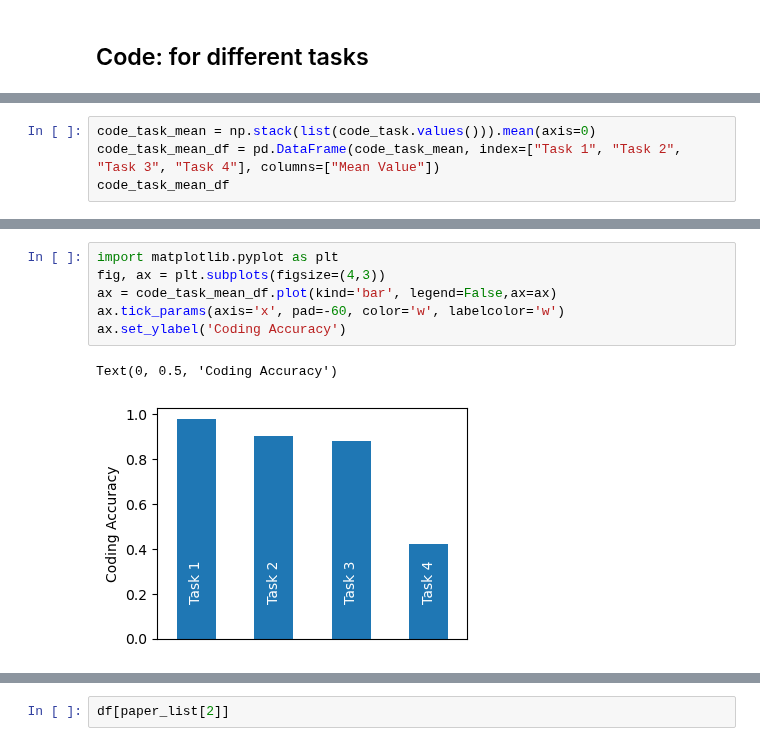
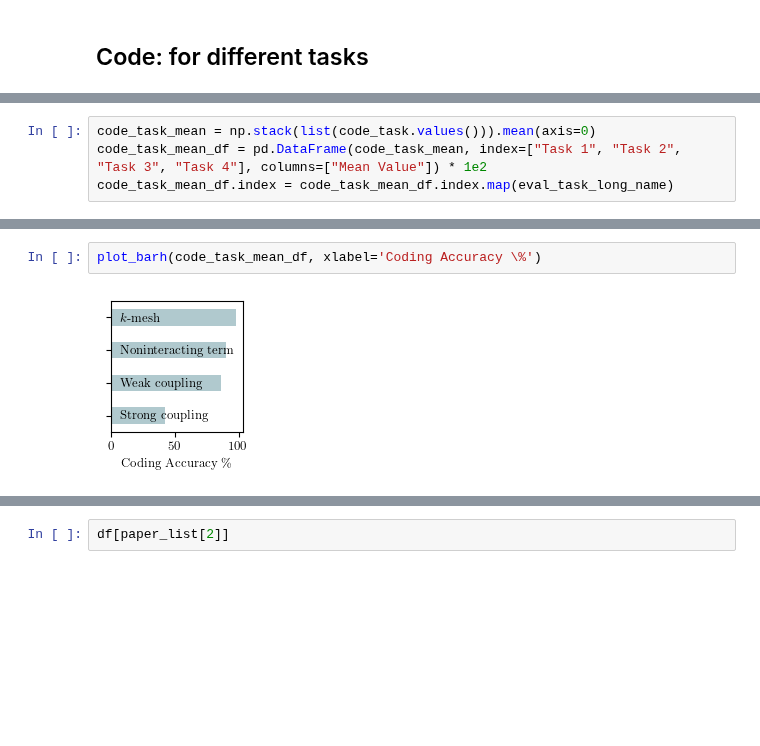
Before and after one commit to hainingpan/HartreeFock_GPT, a Jupyter notebook: test_coding/automation/summary.ipynb, the cells around one changed output, grey strips where cells are left out. Cells and saved outputs as stored; diff of their text form; blank space fills up the shorter version.

```diff
--- a/test_coding/automation/summary.ipynb
+++ b/test_coding/automation/summary.ipynb
@@ -117,5 +125,5 @@ for paper in paper_list:
     code_task[paper]=df[paper][['answer1', 'answer2', 'answer3', 'answer4']].applymap(lambda x: maps_[x]).values.mean(axis=0)
 # %%
 code_task_mean = np.stack(list(code_task.values())).mean(axis=0)
-code_task_mean_df = pd.DataFrame(code_task_mean, index=["Task 1", "Task 2", "Task 3", "Task 4"], columns=["Mean Value"])
-code_task_mean_df
+code_task_mean_df = pd.DataFrame(code_task_mean, index=["Task 1", "Task 2", "Task 3", "Task 4"], columns=["Mean Value"]) * 1e2
+code_task_mean_df.index = code_task_mean_df.index.map(eval_task_long_name)
@@ -128,9 +130,4 @@ code_task_mean_df
-# %%
-import matplotlib.pyplot as plt
-fig, ax = plt.subplots(figsize=(4,3))
-ax = code_task_mean_df.plot(kind='bar', legend=False,ax=ax)
-ax.tick_params(axis='x', pad=-60, color='w', labelcolor='w')
-ax.set_ylabel('Coding Accuracy')
-# %% [output]
-Text(0, 0.5, 'Coding Accuracy')
-[figure, removed]
+# %%
+plot_barh(code_task_mean_df, xlabel='Coding Accuracy \%')
+# %% [output]
+[figure, added]
```
Also changed, not shown: parts of 25 cells of this notebook, 4 other files.
